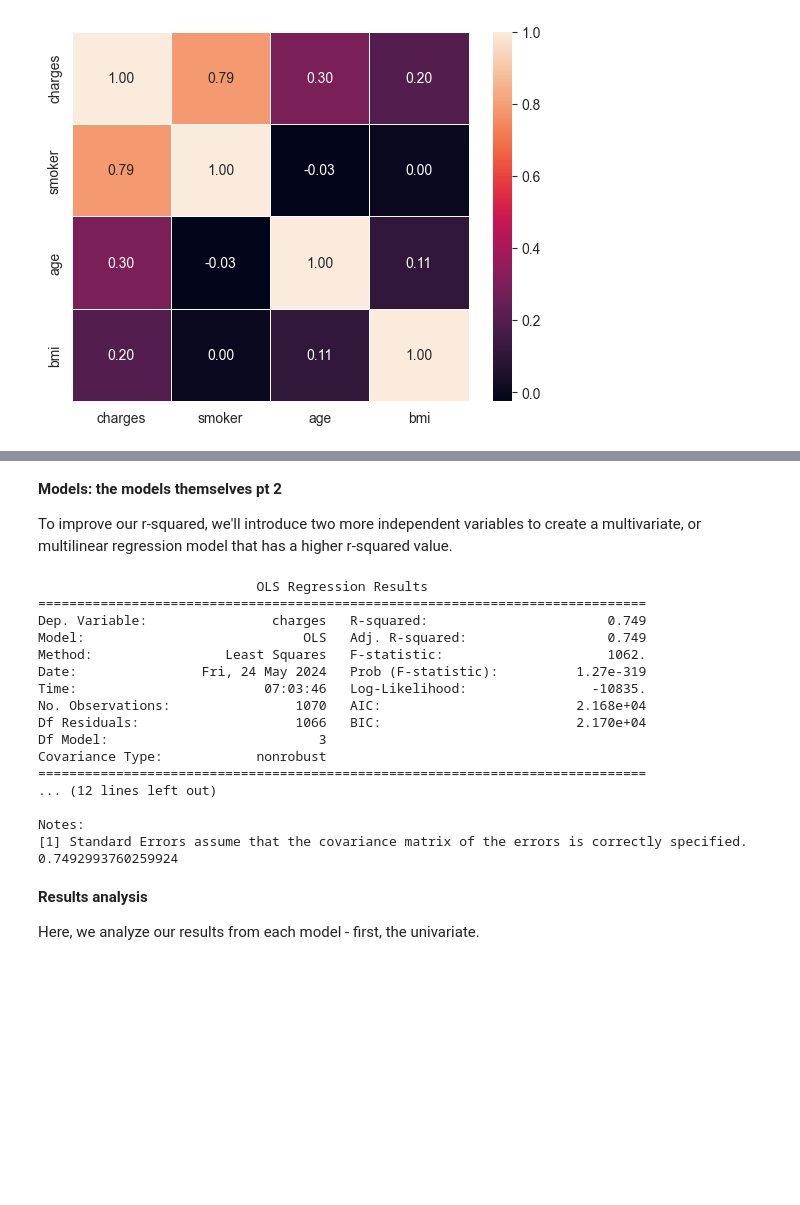
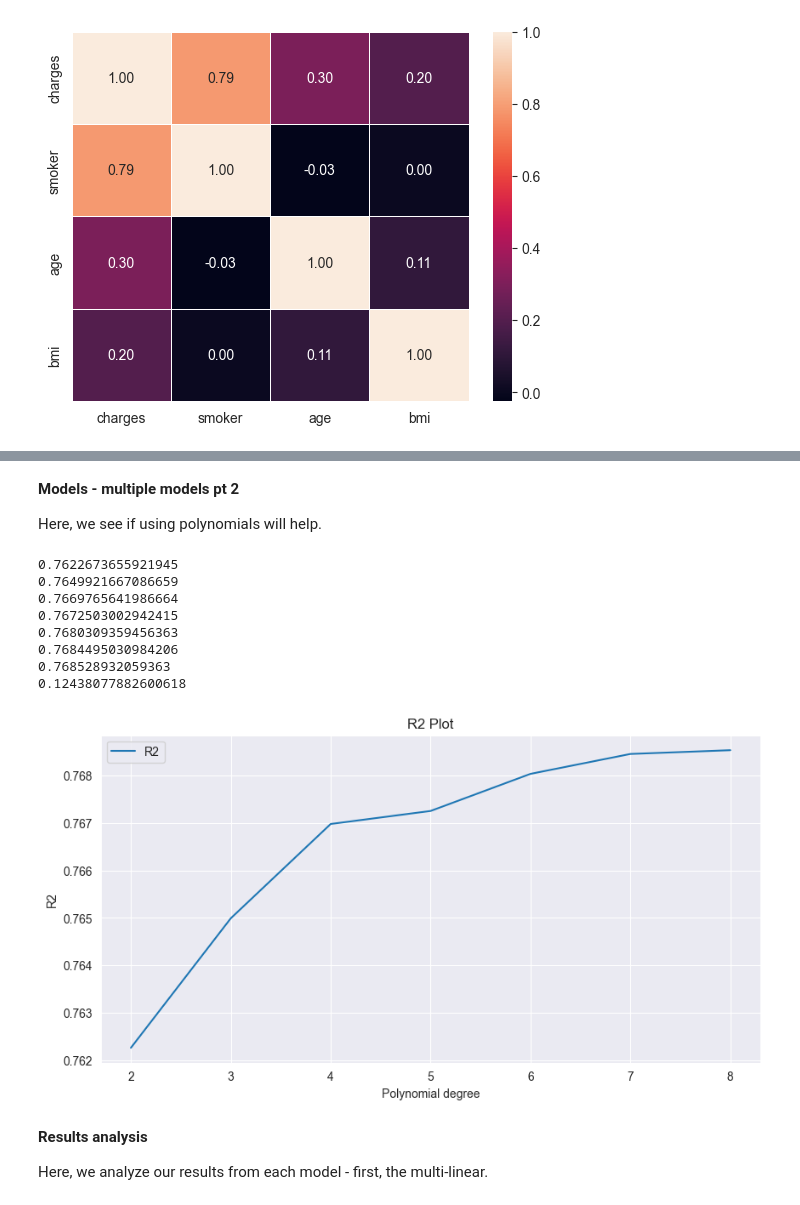
Before and after one commit to unit4216/boulder-super-learning, a Jupyter notebook: Modelling Insurance Charges.ipynb, the cells around one changed output, grey strips where cells are left out. Drawn from its saved outputs; the diff is of its cells as text; code cells hidden in the pictures; blank space fills up the shorter version.

```diff
--- a/Modelling Insurance Charges.ipynb
+++ b/Modelling Insurance Charges.ipynb
@@ -224,39 +234,47 @@ Notes:
-# %% [markdown]
-**Models: the models themselves pt 2**
-
-To improve our r-squared, we'll introduce two more independent variables to create a multivariate, or multilinear regression model that has a higher r-squared value.
-# %%
-
-
-
-multi_model = smf.ols(formula='charges ~ smoker + age + bmi', data=X_train).fit()
-multi_r2 = multi_model.rsquared
-
-# todo p-value analysis
-print(multi_model.summary())
-print(multi_r2)
-# %% [output]
-                            OLS Regression Results
-==============================================================================
-Dep. Variable:                charges   R-squared:                       0.749
-Model:                            OLS   Adj. R-squared:                  0.749
-Method:                 Least Squares   F-statistic:                     1062.
-Date:                Fri, 24 May 2024   Prob (F-statistic):          1.27e-319
-Time:                        07:03:46   Log-Likelihood:                -10835.
-No. Observations:                1070   AIC:                         2.168e+04
-Df Residuals:                    1066   BIC:                         2.170e+04
-Df Model:                           3
-Covariance Type:            nonrobust
-==============================================================================
-... (12 lines left out)
-
-Notes:
-[1] Standard Errors assume that the covariance matrix of the errors is correctly specified.
-0.7492993760259924
+# %% [markdown]
+**Models - multiple models pt 2**
+
+Here, we see if using polynomials will help.
+# %%
+poly_models = []
+
+formula = 'charges~smoker+age+bmi'
+
+powers = []
+
+for i in range(2,10):
+    powers.append(i)
+    formula = f'{formula}+np.power(smoker,{i})+np.power(age,{i})+np.power(bmi,{i})'
+    poly_model = smf.ols(formula=formula, data=X_train).fit()
+    print(poly_model.rsquared)
+    poly_models.append(poly_model)
+
+poly_models = poly_models[:-1]
+powers = powers[:-1]
+r2s = [model.rsquared for model in poly_models]
+
+data = pd.Series(r2s)
+df = pd.DataFrame({'X': powers, 'R2': data})
+df.plot(x='X', y='R2', figsize=(10, 5), title='R2 Plot', legend=True, grid=True, label='R2')
+plt.xlabel('Polynomial degree')
+plt.ylabel('R2')
+
+
+plt.show()
+# %% [output]
+0.7622673655921945
+0.7649921667086659
+0.7669765641986664
+0.7672503002942415
+0.7680309359456363
+0.7684495030984206
+0.768528932059363
+0.12438077882600618
+[figure, added]
 # %% [markdown]
 **Results analysis**
 
-Here, we analyze our results from each model - first, the univariate.
+Here, we analyze our results from each model - first, the multi-linear.
 # %%
 
 from sklearn.metrics import mean_squared_error, r2_score
```
Also changed, not shown: parts of 7 cells of this notebook.
